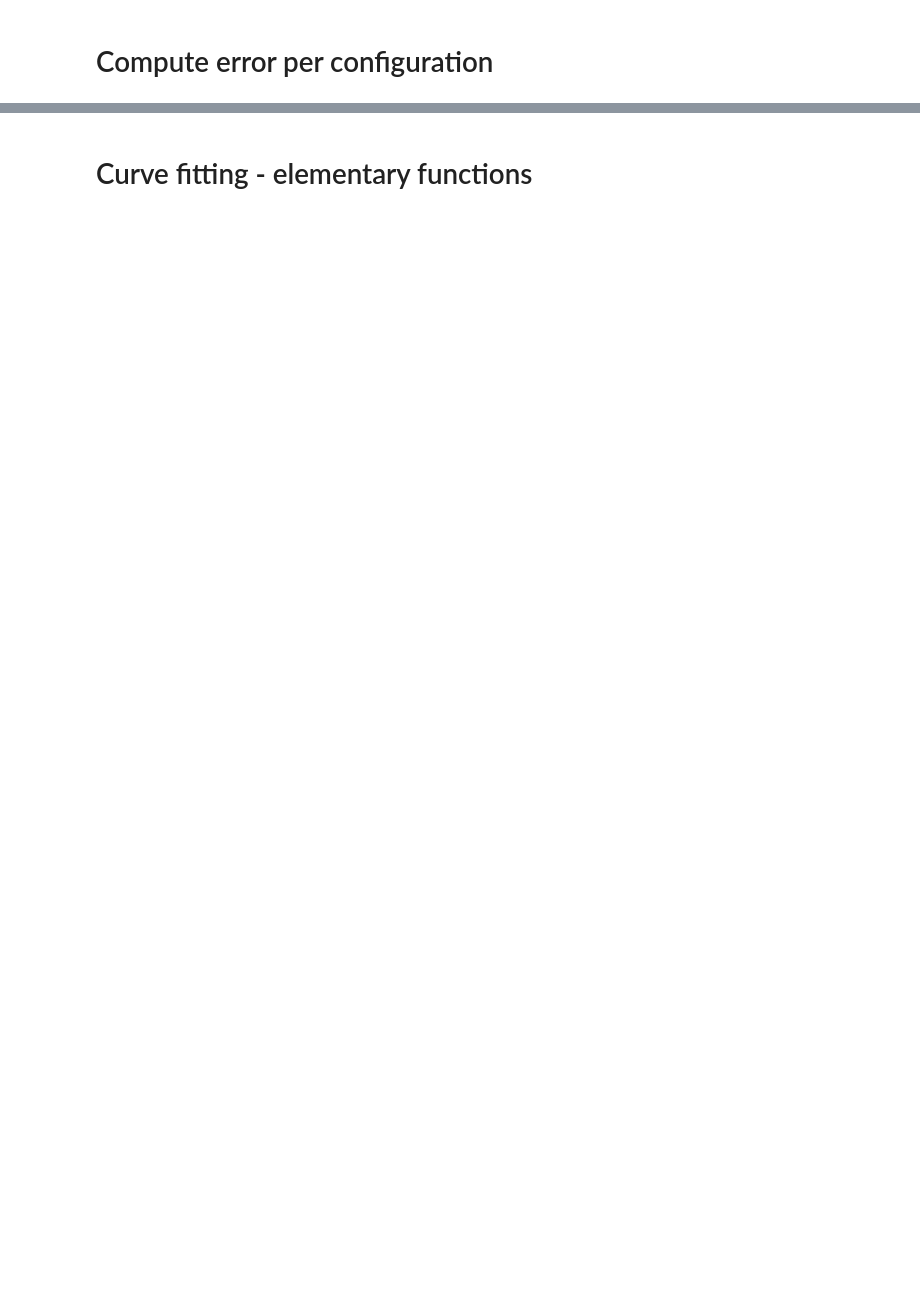
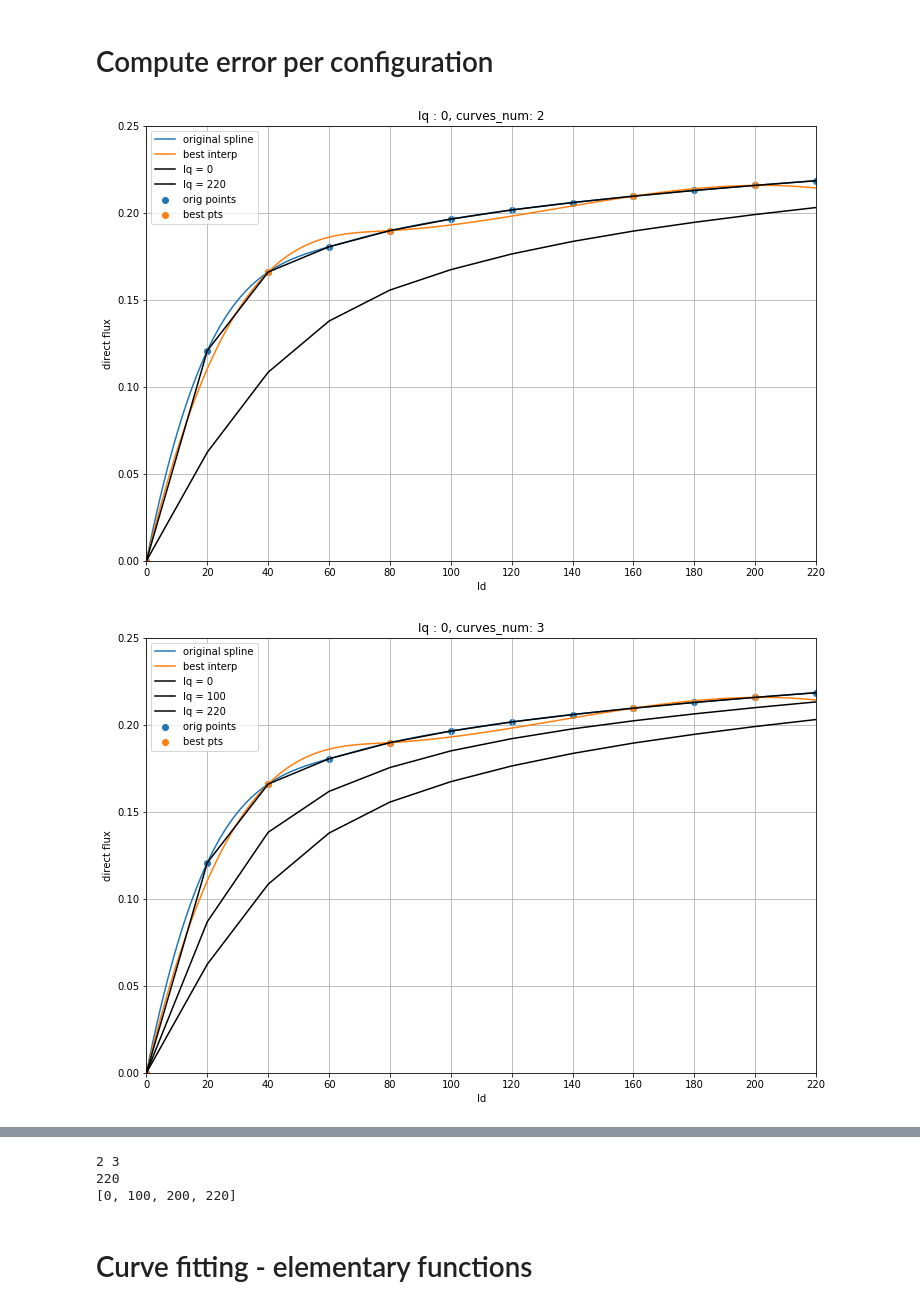
Before and after one commit to gleotescu/iq_interpolation, a Jupyter notebook: curve.ipynb, the cells around one changed output, grey strips where cells are left out. Drawn from its saved outputs; the diff is of its cells as text; code cells hidden in the pictures; blank space fills up the shorter version.

```diff
--- a/curve.ipynb
+++ b/curve.ipynb
@@ -468,9 +483,8 @@ def border_curves(curve, interval):
     for id in interval:
         if iqs[curve] > iqs[id]:
             pos+=1
-        else:
-            if iqs[curve] == iqs[id]:
-                return pos,pos
+        if pos==0:
+            return pos, pos+1
     return pos-1, pos
 
 
@@ -534,42 +548,56 @@ for idx in range(len(config_curves)): #iau o configuratie
 
         if error < curve_error:
             curve_error  = error
             best_config = [iqs[i] for i in indices]
             best_interp = (x_new, y_new_)
             best_pts = (x_, y_)
 
 
            # interpolate in target points + evaluate error
             gr_interp = interpolate.splev(x, tck_, der=0)
             best_err_gr = sum_squared_error(y, gr_interp)
 
 
 
 #         print('%s: %d, curves num: %d' % (Is,iqs[curve], len(indices)))
-#         plt.clf()
-#         plt.scatter(x, y, label='orig points')
-#         plt.plot(x_new, baseline, label='original spline')
-#         plt.scatter(best_pts[0], best_pts[1], label='best pts')
-#         plt.plot(best_interp[0], best_interp[1], label='best interp')
+        plt.clf()
+        plt.scatter(x, y, label='orig points')
+        plt.plot(x_new, baseline, label='original spline')
+        plt.scatter(best_pts[0], best_pts[1], label='best pts')
+        plt.plot(best_interp[0], best_interp[1], label='best interp')
 
-#         plt.ylim([0, 0.25])
-#         plt.xlim([0, 220])
-#         plt.xticks(ids)
-#         plt.xlabel(xLabel)
-#         plt.ylabel(yLabel)
-#         plt.legend(loc='best')
-#         plt.title('%s : %d, curves_num: %d' % (Is,iqs[curve], len(indices)))
+        plt.ylim([0, 0.25])
+        plt.xlim([0, 220])
+        plt.xticks(ids)
+        plt.xlabel(xLabel)
+        plt.ylabel(yLabel)
+        plt.legend(loc='best')
+        plt.title('%s : %d, curves_num: %d' % (Is,iqs[curve], len(indices)))
 #         plt.grid()
 #         plt.show()
+
+        for i in indices:
+            df = dfs[:, i]
+            plt.plot(ids, df, label='Iq = %d' %iqs[i], color = 'black')
+            plt.ylim([0, 0.25])
+            plt.xlim([0, 220])
+            plt.xticks(ids)
+            plt.xlabel(xLabel)
+            plt.ylabel(yLabel)
+            plt.legend(loc='best')
 
 
         error_per_config[idx]+=best_err_gr
 
         row.append(best_err_gr)
     row.append(error_per_config[idx])
     rows.append(row)
+    plt.grid()
+    plt.show()
 
 print('Interpolation error ( sum squared error * 10 ^ 6)')
 table = plotTable(headers=headers, rows=rows, column_width=True, precision=5)
 print(table)
 # %% [output]
+[figure, added]
+[figure, added]
@@ -595,3 +627,22 @@ Interpolation error ( sum squared error * 10 ^ 6)
+# %%
+#incadrez curba intre doua curbe din config
+def border_curves(curve, interval):
+    pos = 0
+    for id in interval:
+        if iqs[curve] > iqs[id]:
+            pos+=1
+    if pos==0:
+        return pos, pos+1
+    return pos-1, pos
+left, right = border_curves(0,[11,6,1,0])
+print(left, right)
+print(iqs[0])
+print([iqs[i]for i in [11,6,1,0
+                      ]])
+# %% [output]
+2 3
+220
+[0, 100, 200, 220]
 # %% [markdown]
 
 # Curve fitting - elementary functions
```
Also changed, not shown: parts of 4 cells of this notebook.
